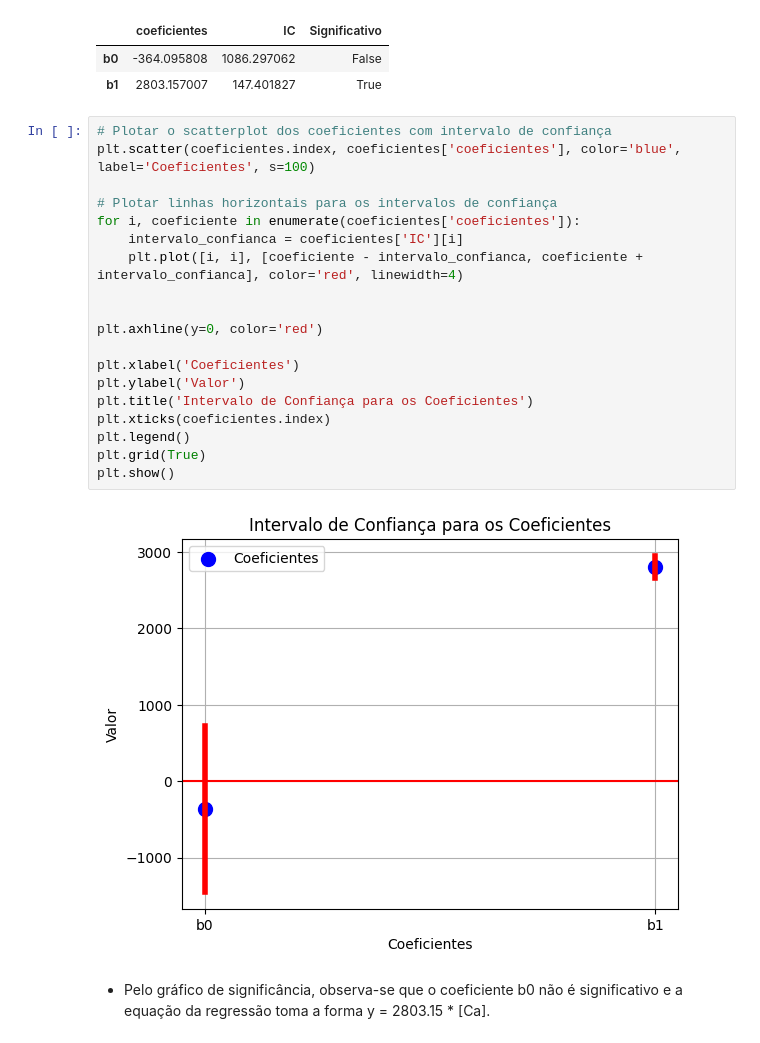
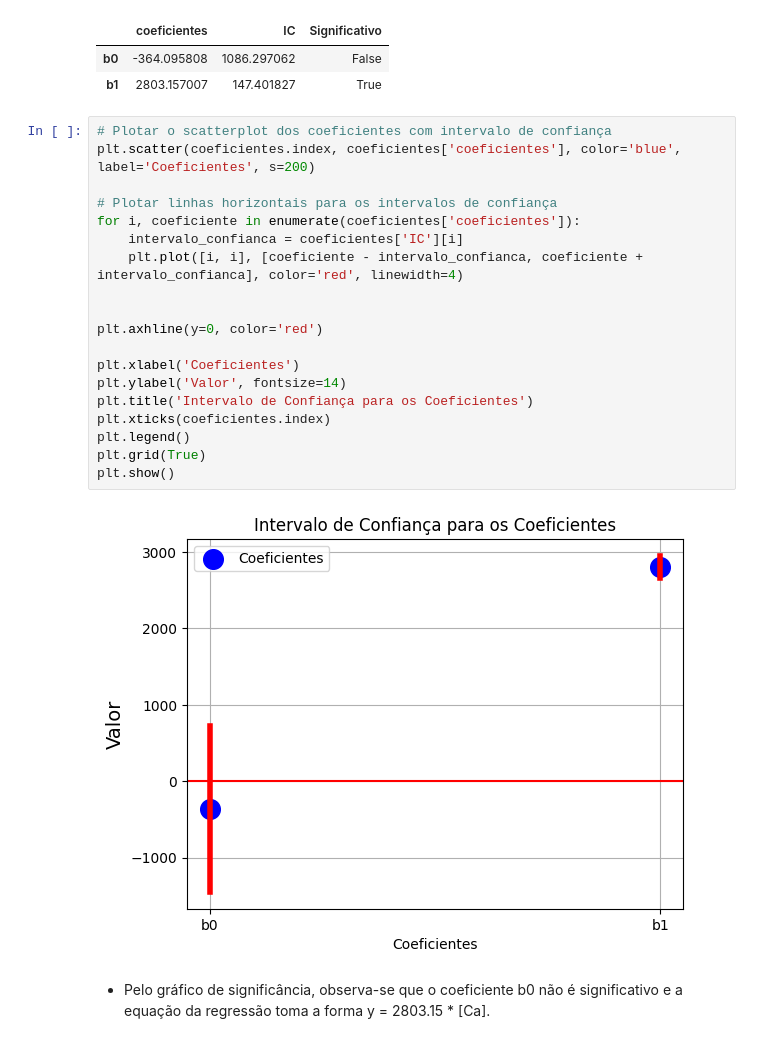
Before and after one commit to leosguimaraes/Quimiometria, a Jupyter notebook: Planejamento Fatorial Completo/Análise_de_Regressão.ipynb, the cells around one changed output. Drawn from its saved outputs; the diff is of its cells as text.

```diff
--- a/Planejamento Fatorial Completo/Análise_de_Regressão.ipynb
+++ b/Planejamento Fatorial Completo/Análise_de_Regressão.ipynb
@@ -333,24 +334,24 @@ coeficientes
 | b1 | 2803.157007 | 147.401827 | True |
 # %%
 # Plotar o scatterplot dos coeficientes com intervalo de confiança
-plt.scatter(coeficientes.index, coeficientes['coeficientes'], color='blue', label='Coeficientes', s=100)
+plt.scatter(coeficientes.index, coeficientes['coeficientes'], color='blue', label='Coeficientes', s=200)
 
 # Plotar linhas horizontais para os intervalos de confiança
 for i, coeficiente in enumerate(coeficientes['coeficientes']):
     intervalo_confianca = coeficientes['IC'][i]
     plt.plot([i, i], [coeficiente - intervalo_confianca, coeficiente + intervalo_confianca], color='red', linewidth=4)
 
 
 plt.axhline(y=0, color='red')
 
 plt.xlabel('Coeficientes')
-plt.ylabel('Valor')
+plt.ylabel('Valor', fontsize=14)
 plt.title('Intervalo de Confiança para os Coeficientes')
 plt.xticks(coeficientes.index)
 plt.legend()
 plt.grid(True)
 plt.show()
 # %% [output]
-[figure, old version]
+[figure, new version]
 # %% [markdown]
 * Pelo gráfico de significância, observa-se que o coeficiente b0 não é significativo e a equação da regressão toma a forma y = 2803.15 * [Ca].
```
Also changed, not shown: parts of 2 cells of this notebook.
